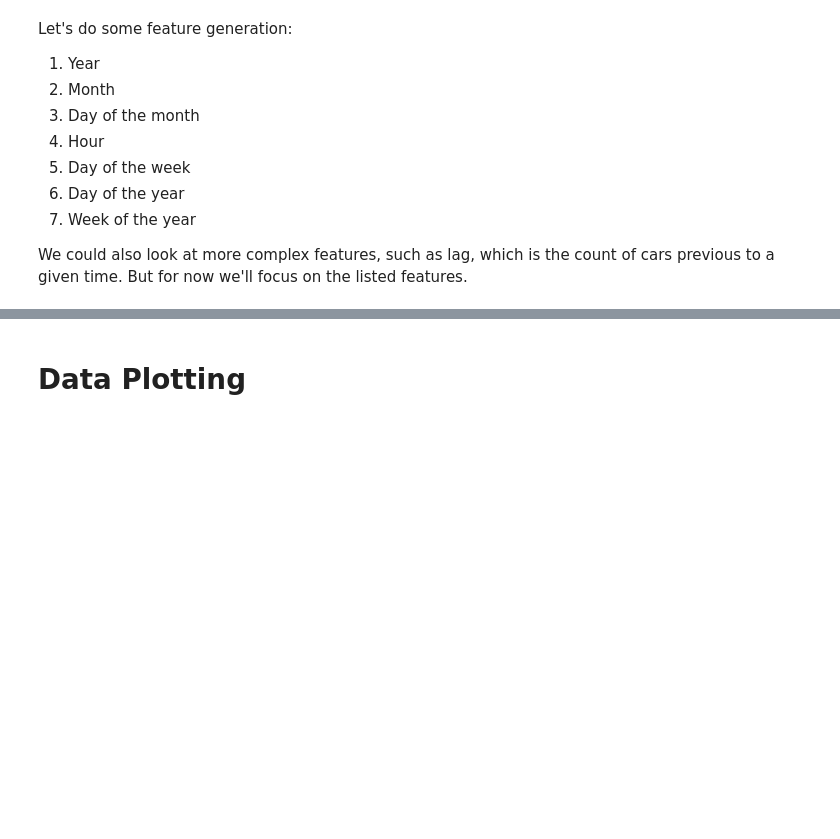
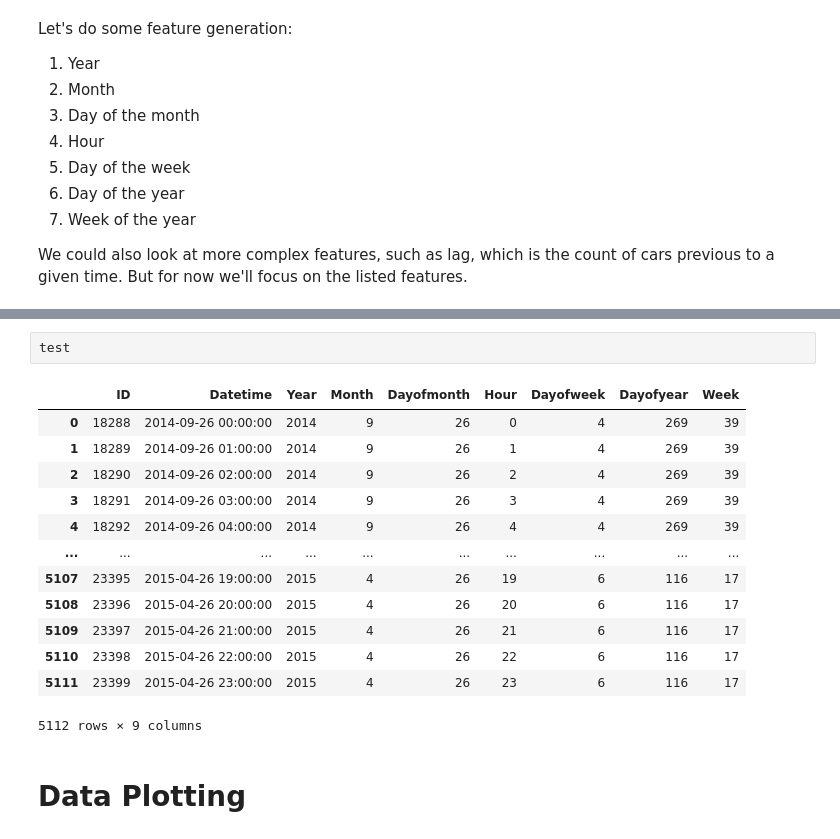
Before and after one commit to evan-freeman/data-science, a Jupyter notebook: Traffic Time Series Analysis.ipynb, the cells around one changed output, grey strips where cells are left out. Drawn from its saved outputs; the diff is of its cells as text; blank space fills up the shorter version.

```diff
--- a/Traffic Time Series Analysis.ipynb
+++ b/Traffic Time Series Analysis.ipynb
@@ -154,3 +165,19 @@ display(test)
+# %%
+test
+# %% [output]
+|  | ID | Datetime | Year | Month | Dayofmonth | Hour | Dayofweek | Dayofyear | Week |
+| 0 | 18288 | 2014-09-26 00:00:00 | 2014 | 9 | 26 | 0 | 4 | 269 | 39 |
+| 1 | 18289 | 2014-09-26 01:00:00 | 2014 | 9 | 26 | 1 | 4 | 269 | 39 |
+| 2 | 18290 | 2014-09-26 02:00:00 | 2014 | 9 | 26 | 2 | 4 | 269 | 39 |
+| 3 | 18291 | 2014-09-26 03:00:00 | 2014 | 9 | 26 | 3 | 4 | 269 | 39 |
+| 4 | 18292 | 2014-09-26 04:00:00 | 2014 | 9 | 26 | 4 | 4 | 269 | 39 |
+| ... | ... | ... | ... | ... | ... | ... | ... | ... | ... |
+| 5107 | 23395 | 2015-04-26 19:00:00 | 2015 | 4 | 26 | 19 | 6 | 116 | 17 |
+| 5108 | 23396 | 2015-04-26 20:00:00 | 2015 | 4 | 26 | 20 | 6 | 116 | 17 |
+| 5109 | 23397 | 2015-04-26 21:00:00 | 2015 | 4 | 26 | 21 | 6 | 116 | 17 |
+| 5110 | 23398 | 2015-04-26 22:00:00 | 2015 | 4 | 26 | 22 | 6 | 116 | 17 |
+| 5111 | 23399 | 2015-04-26 23:00:00 | 2015 | 4 | 26 | 23 | 6 | 116 | 17 |
+5112 rows × 9 columns
 # %% [markdown]
 # Data Plotting
 # %% [markdown]
```
Also changed, not shown: parts of 35 cells of this notebook.
